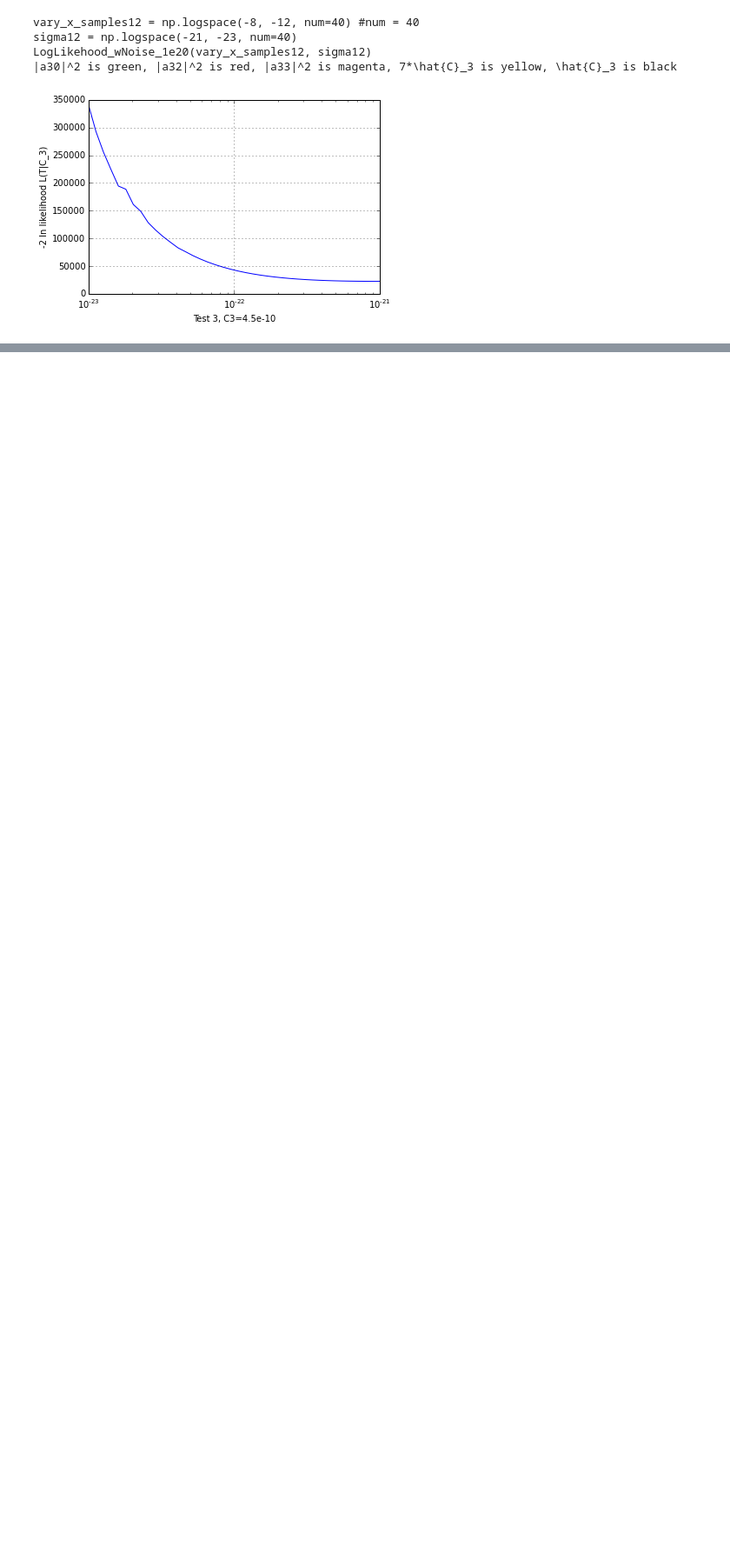
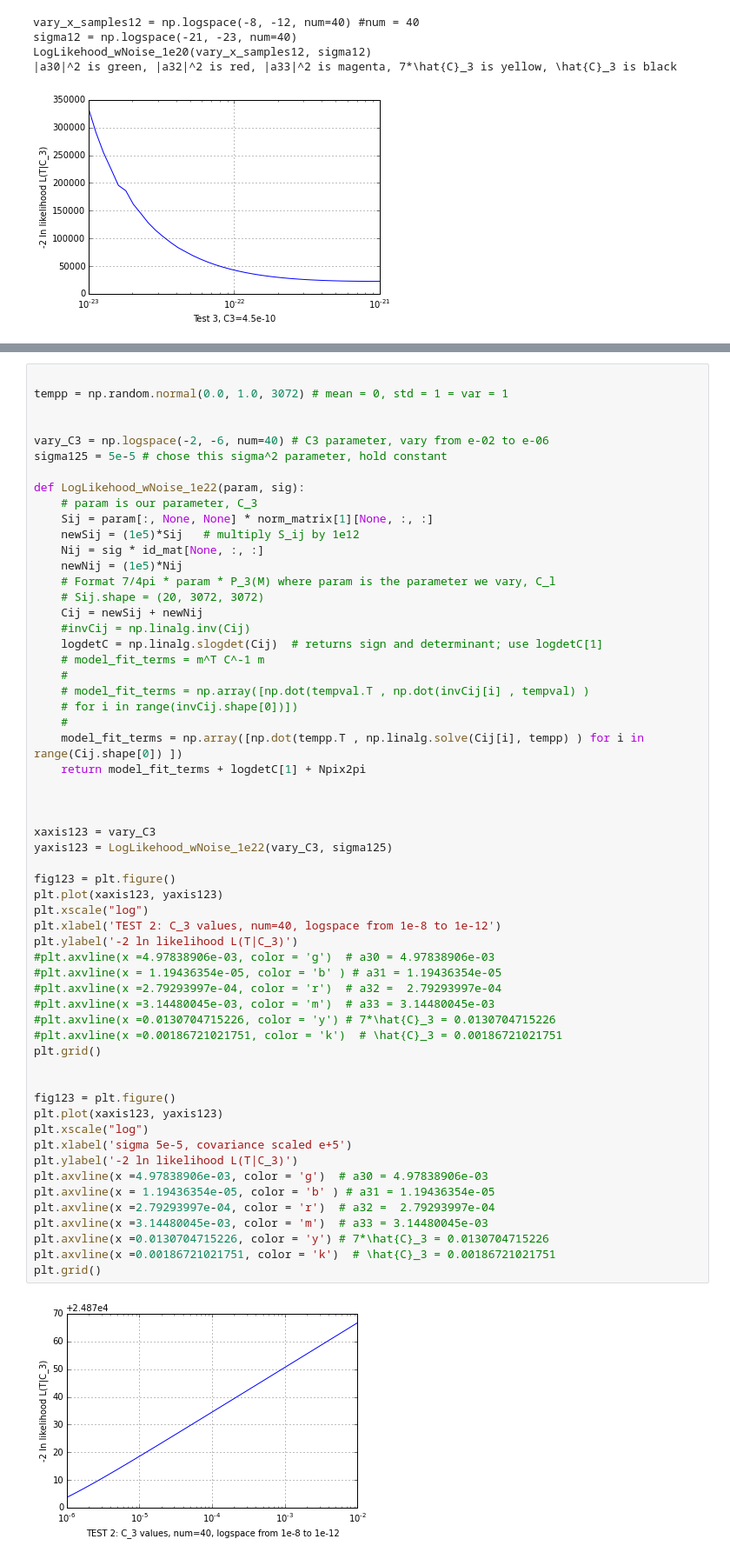
Before and after one commit to evanbiederstedt/CMBintheLikeHoodz, a Jupyter notebook: LFTestsC3/CMB_LFtestC3_Plots_ArrayMeanZeroVarOne.ipynb, the cells around one changed output, grey strips where cells are left out. Shown: that part at 87% size. Drawn from its saved outputs; the diff is of its cells as text; blank space fills up the shorter version.

Commit message:
added plots, vary C_3 against sigma**2

```diff
--- a/LFTestsC3/CMB_LFtestC3_Plots_ArrayMeanZeroVarOne.ipynb
+++ b/LFTestsC3/CMB_LFtestC3_Plots_ArrayMeanZeroVarOne.ipynb
@@ -2004,0 +1714,60 @@ print "|a30|^2 is green, |a32|^2 is red, |a33|^2 is magenta, 7*\hat{C}_3 is yell
+# %%
+
+tempp = np.random.normal(0.0, 1.0, 3072) # mean = 0, std = 1 = var = 1
+
+
+vary_C3 = np.logspace(-2, -6, num=40) # C3 parameter, vary from e-02 to e-06
+sigma125 = 5e-5 # chose this sigma^2 parameter, hold constant
+
+def LogLikehood_wNoise_1e22(param, sig):
+    # param is our parameter, C_3
+    Sij = param[:, None, None] * norm_matrix[1][None, :, :]
+    newSij = (1e5)*Sij   # multiply S_ij by 1e12
+    Nij = sig * id_mat[None, :, :]
+    newNij = (1e5)*Nij
+    # Format 7/4pi * param * P_3(M) where param is the parameter we vary, C_l
+    # Sij.shape = (20, 3072, 3072)
+    Cij = newSij + newNij
+    #invCij = np.linalg.inv(Cij)
+    logdetC = np.linalg.slogdet(Cij)  # returns sign and determinant; use logdetC[1]
+    # model_fit_terms = m^T C^-1 m
+    #
+    # model_fit_terms = np.array([np.dot(tempval.T , np.dot(invCij[i] , tempval) )
+    # for i in range(invCij.shape[0])])
+    #
+    model_fit_terms = np.array([np.dot(tempp.T , np.linalg.solve(Cij[i], tempp) ) for i in range(Cij.shape[0]) ])
+    return model_fit_terms + logdetC[1] + Npix2pi
+
+
+
+xaxis123 = vary_C3
+yaxis123 = LogLikehood_wNoise_1e22(vary_C3, sigma125)
+
+fig123 = plt.figure()
+plt.plot(xaxis123, yaxis123)
+plt.xscale("log")
+plt.xlabel('TEST 2: C_3 values, num=40, logspace from 1e-8 to 1e-12')
+plt.ylabel('-2 ln likelihood L(T|C_3)')
+#plt.axvline(x =4.97838906e-03, color = 'g')  # a30 = 4.97838906e-03
+#plt.axvline(x = 1.19436354e-05, color = 'b' ) # a31 = 1.19436354e-05
+#plt.axvline(x =2.79293997e-04, color = 'r')  # a32 =  2.79293997e-04
+#plt.axvline(x =3.14480045e-03, color = 'm')  # a33 = 3.14480045e-03
+#plt.axvline(x =0.0130704715226, color = 'y') # 7*\hat{C}_3 = 0.0130704715226
+#plt.axvline(x =0.00186721021751, color = 'k')  # \hat{C}_3 = 0.00186721021751
+plt.grid()
+
+
+fig123 = plt.figure()
+plt.plot(xaxis123, yaxis123)
+plt.xscale("log")
+plt.xlabel('sigma 5e-5, covariance scaled e+5')
+plt.ylabel('-2 ln likelihood L(T|C_3)')
+plt.axvline(x =4.97838906e-03, color = 'g')  # a30 = 4.97838906e-03
+plt.axvline(x = 1.19436354e-05, color = 'b' ) # a31 = 1.19436354e-05
+plt.axvline(x =2.79293997e-04, color = 'r')  # a32 =  2.79293997e-04
+plt.axvline(x =3.14480045e-03, color = 'm')  # a33 = 3.14480045e-03
+plt.axvline(x =0.0130704715226, color = 'y') # 7*\hat{C}_3 = 0.0130704715226
+plt.axvline(x =0.00186721021751, color = 'k')  # \hat{C}_3 = 0.00186721021751
+plt.grid()
+# %% [output]
+[figure, added]
```
Also changed, not shown: parts of 42 cells of this notebook.
